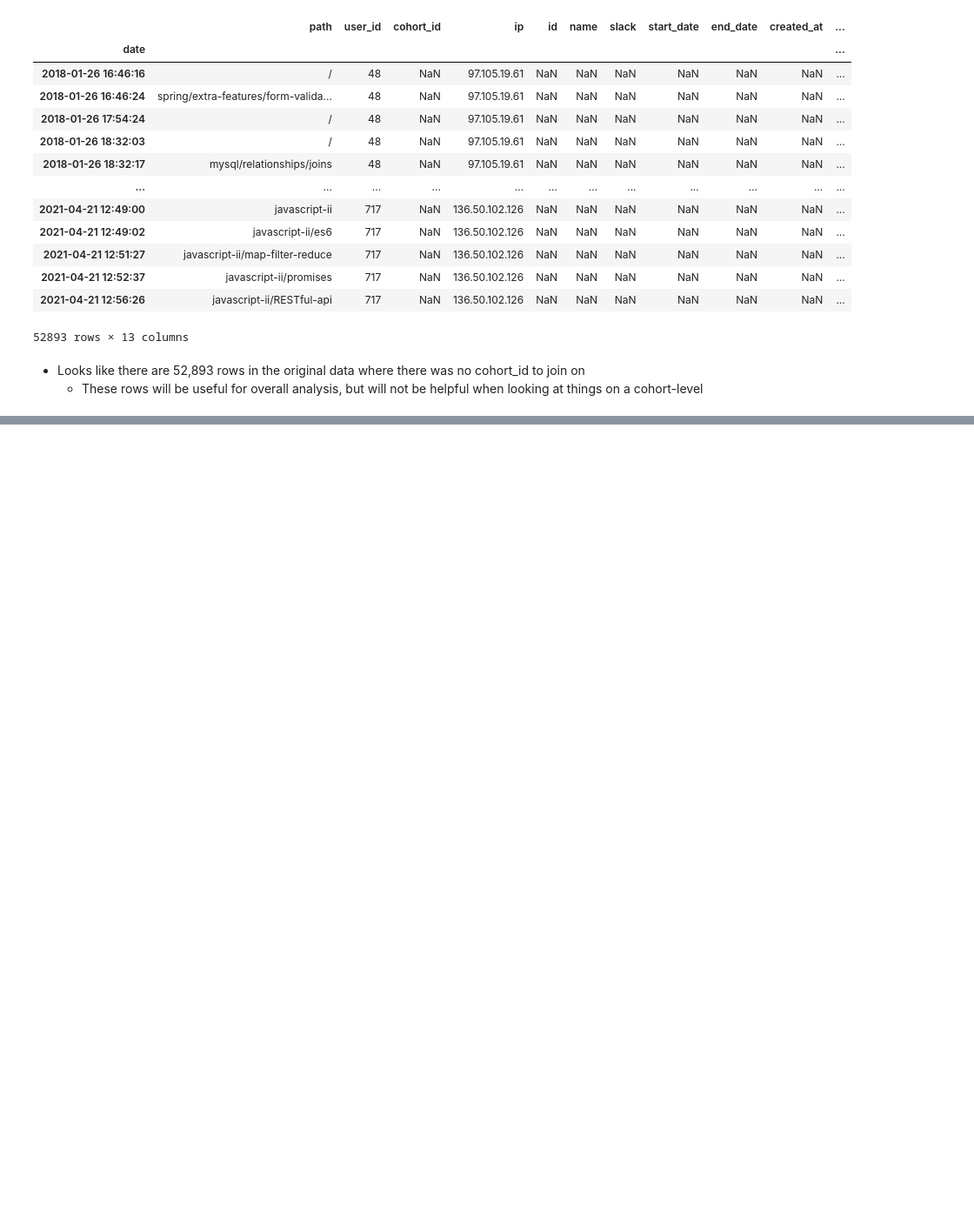
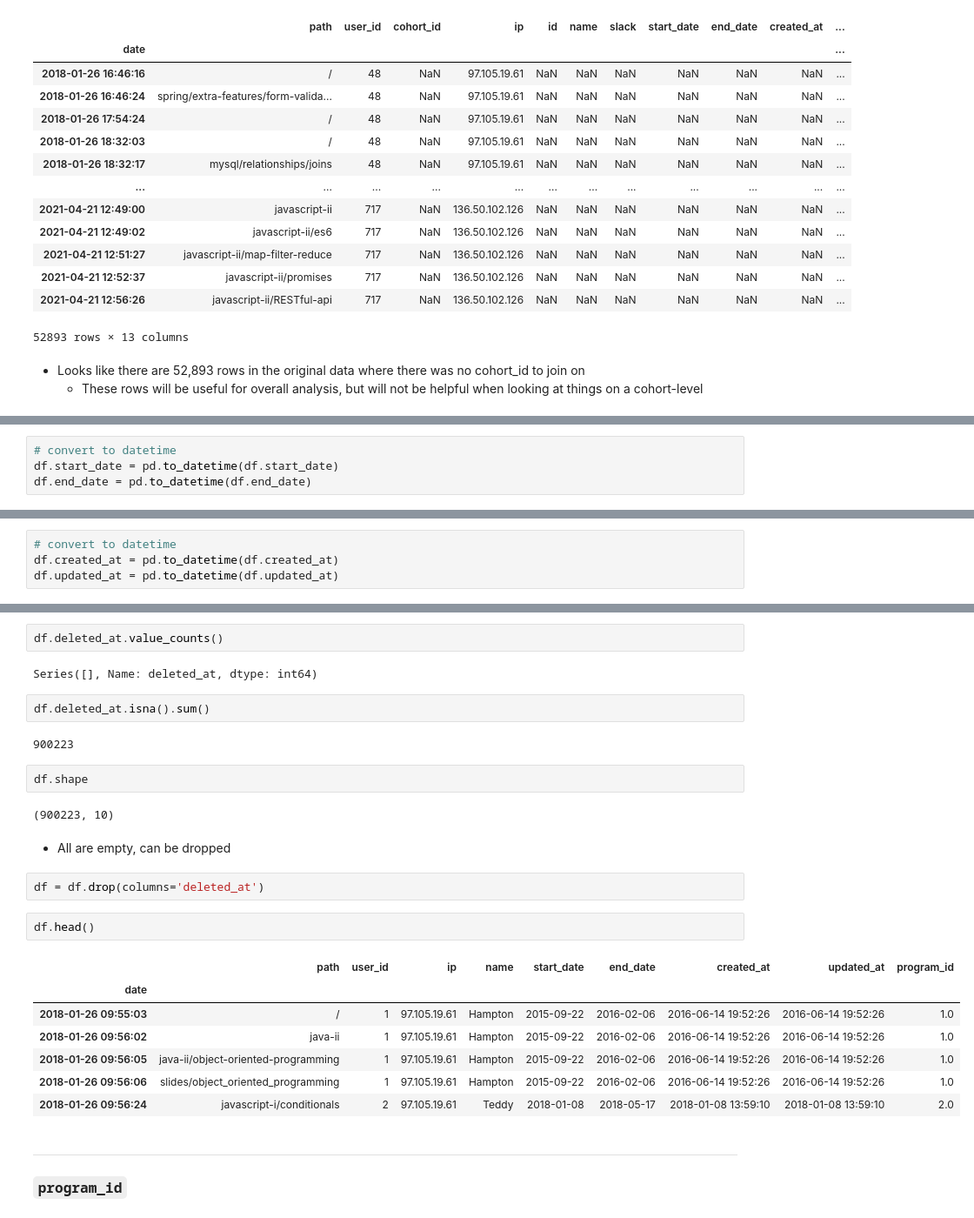
Before and after one commit to adam-talbot/anomaly-detection-project, a Jupyter notebook: scratchpad.ipynb, the cells around one changed output, grey strips where cells are left out. Shown: that part at 87% size. Drawn from its saved outputs; the diff is of its cells as text; blank space fills up the shorter version.

```diff
--- a/scratchpad.ipynb
+++ b/scratchpad.ipynb
@@ -308,0 +448,4 @@ df[df.cohort_id != df.id]
+# %%
+# convert to datetime
+df.start_date = pd.to_datetime(df.start_date)
+df.end_date = pd.to_datetime(df.end_date)
@@ -308,0 +493,4 @@ df[df.cohort_id != df.id]
+# %%
+# convert to datetime
+df.created_at = pd.to_datetime(df.created_at)
+df.updated_at = pd.to_datetime(df.updated_at)
@@ -308,0 +511,29 @@ df[df.cohort_id != df.id]
+# %%
+df.deleted_at.value_counts()
+# %% [output]
+Series([], Name: deleted_at, dtype: int64)
+# %%
+df.deleted_at.isna().sum()
+# %% [output]
+900223
+# %%
+df.shape
+# %% [output]
+(900223, 10)
+# %% [markdown]
+- All are empty, can be dropped
+# %%
+df = df.drop(columns='deleted_at')
+# %%
+df.head()
+# %% [output]
+|  | path | user_id | ip | name | start_date | end_date | created_at | updated_at | program_id |
+| date |  |  |  |  |  |  |  |  |  |
+| 2018-01-26 09:55:03 | / | 1 | 97.105.19.61 | Hampton | 2015-09-22 | 2016-02-06 | 2016-06-14 19:52:26 | 2016-06-14 19:52:26 | 1.0 |
+| 2018-01-26 09:56:02 | java-ii | 1 | 97.105.19.61 | Hampton | 2015-09-22 | 2016-02-06 | 2016-06-14 19:52:26 | 2016-06-14 19:52:26 | 1.0 |
+| 2018-01-26 09:56:05 | java-ii/object-oriented-programming | 1 | 97.105.19.61 | Hampton | 2015-09-22 | 2016-02-06 | 2016-06-14 19:52:26 | 2016-06-14 19:52:26 | 1.0 |
+| 2018-01-26 09:56:06 | slides/object_oriented_programming | 1 | 97.105.19.61 | Hampton | 2015-09-22 | 2016-02-06 | 2016-06-14 19:52:26 | 2016-06-14 19:52:26 | 1.0 |
+| 2018-01-26 09:56:24 | javascript-i/conditionals | 2 | 97.105.19.61 | Teddy | 2018-01-08 | 2018-05-17 | 2018-01-08 13:59:10 | 2018-01-08 13:59:10 | 2.0 |
+# %% [markdown]
+---
+### `program_id`
```
Also changed, not shown: parts of 49 cells of this notebook, 1 other file.
